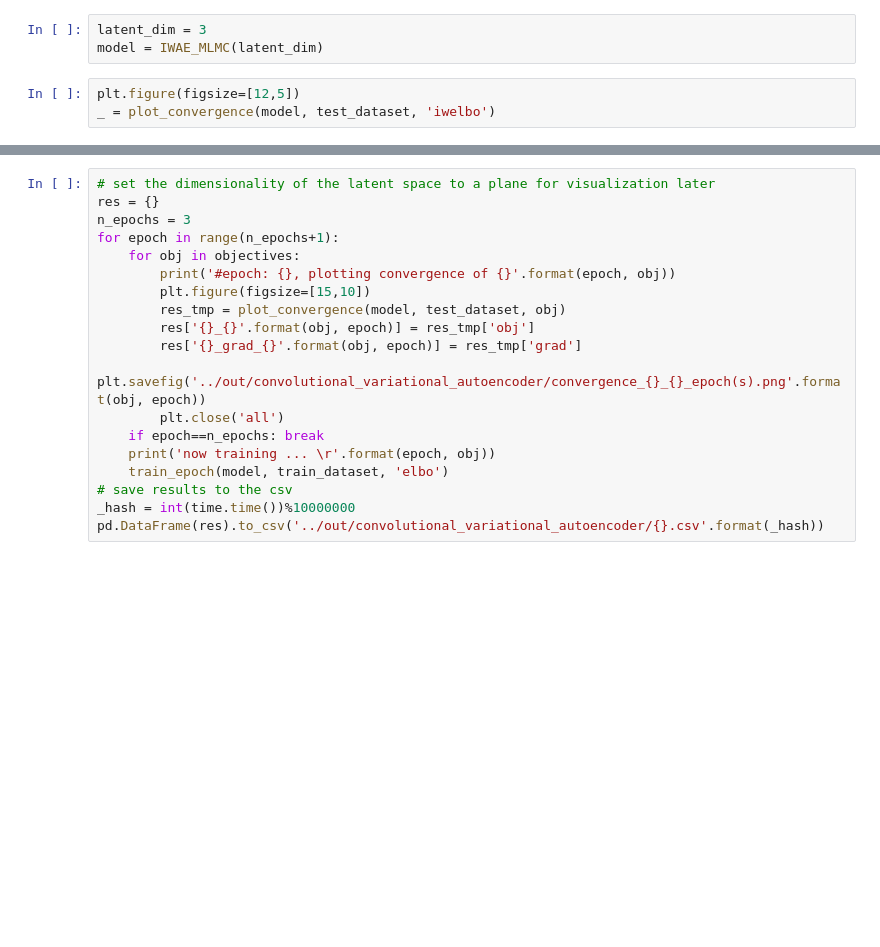
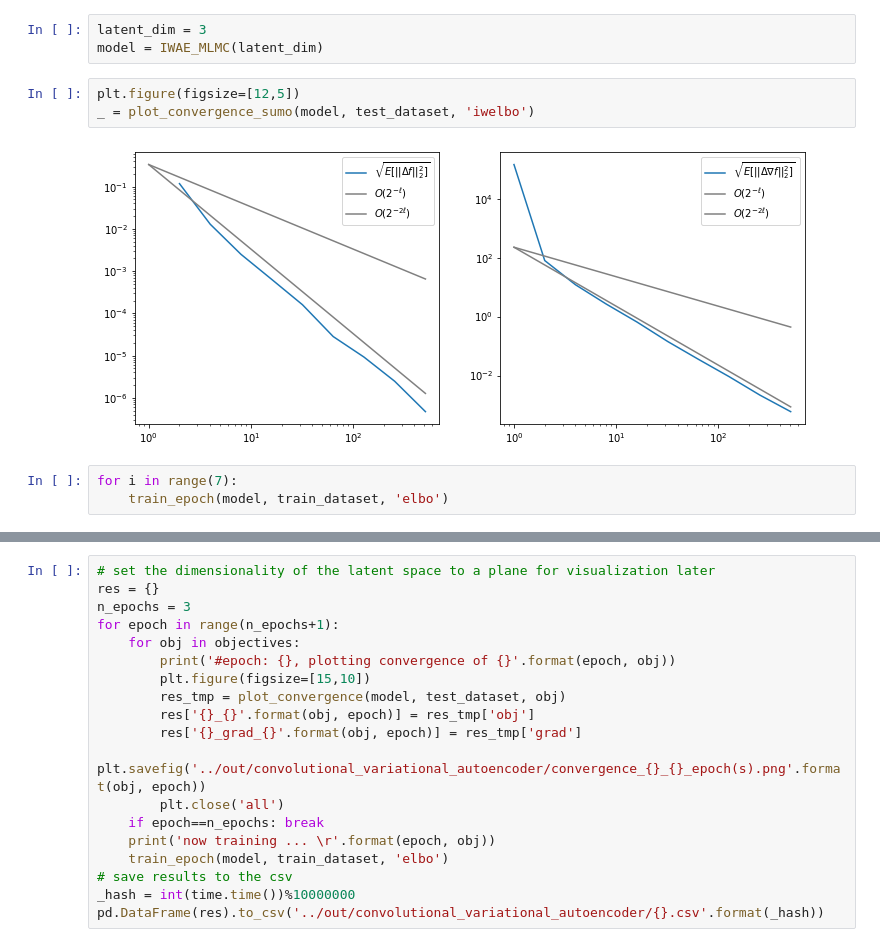
Before and after one commit to Goda-Research-Group/mlmc-model-evidence, a Jupyter notebook: notebooks/Convolutional_Variational_Autoencoder.ipynb, the cells around one changed output, grey strips where cells are left out. Cells and saved outputs as stored; diff of their text form; blank space fills up the shorter version.

Commit message:
add convergence experiment for sumo

```diff
--- a/notebooks/Convolutional_Variational_Autoencoder.ipynb
+++ b/notebooks/Convolutional_Variational_Autoencoder.ipynb
@@ -139,4 +187,9 @@ latent_dim = 3
 model = IWAE_MLMC(latent_dim)
 # %%
 plt.figure(figsize=[12,5])
-_ = plot_convergence(model, test_dataset, 'iwelbo')
+_ = plot_convergence_sumo(model, test_dataset, 'iwelbo')
+# %% [output]
+[figure, added]
+# %%
+for i in range(7):
+    train_epoch(model, train_dataset, 'elbo')
```
Also changed, not shown: parts of 3 cells of this notebook.
